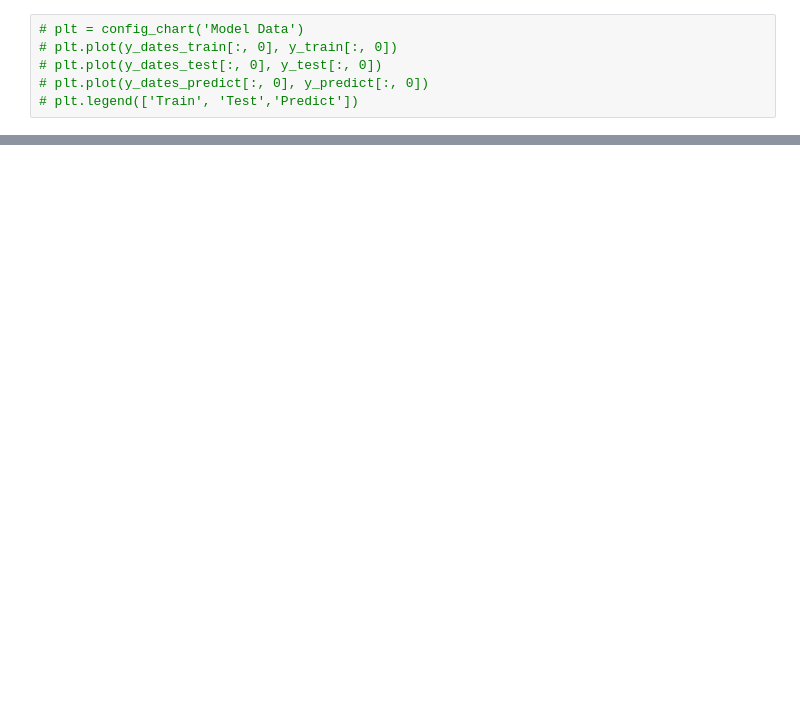
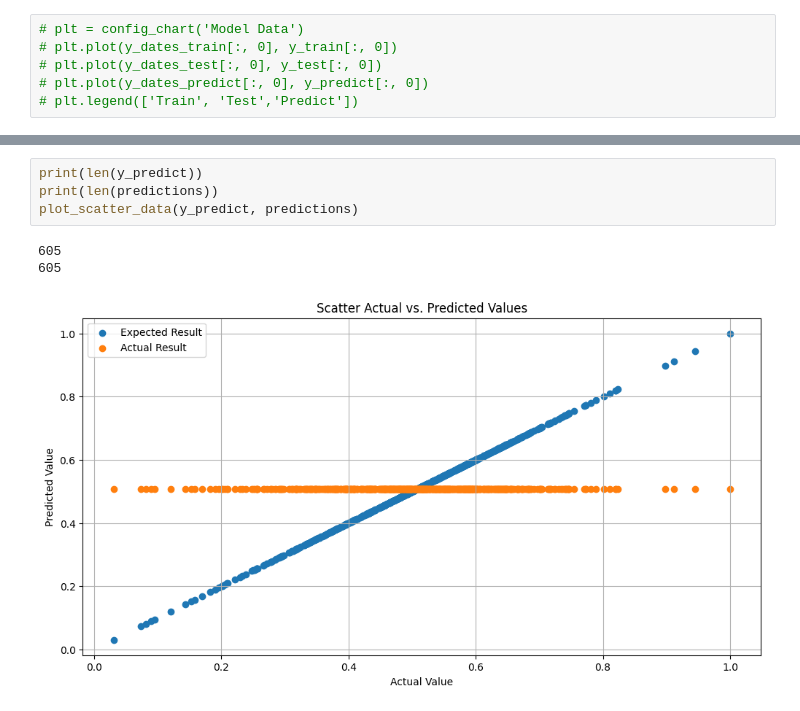
Before and after one commit to BoykoPetevBoev/Stock-Market-Prediction, a Jupyter notebook: src/models/lstm_v2/lstm_model.ipynb, the cells around one changed output, grey strips where cells are left out. Drawn from its saved outputs; the diff is of its cells as text; blank space fills up the shorter version.

```diff
--- a/src/models/lstm_v2/lstm_model.ipynb
+++ b/src/models/lstm_v2/lstm_model.ipynb
@@ -135,0 +129,8 @@ predictions = model.predict(x_predict)
+# %%
+print(len(y_predict))
+print(len(predictions))
+plot_scatter_data(y_predict, predictions)
+# %% [output]
+605
+605
+[figure, added]
```
Also changed, not shown: parts of 20 cells of this notebook, 14 other files.
